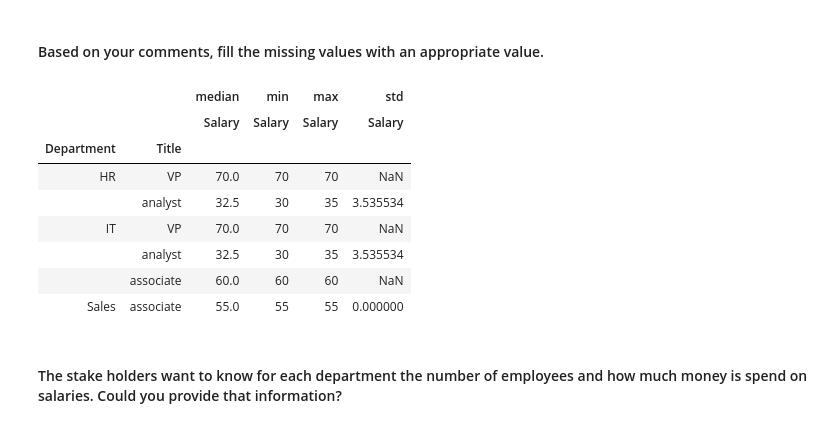
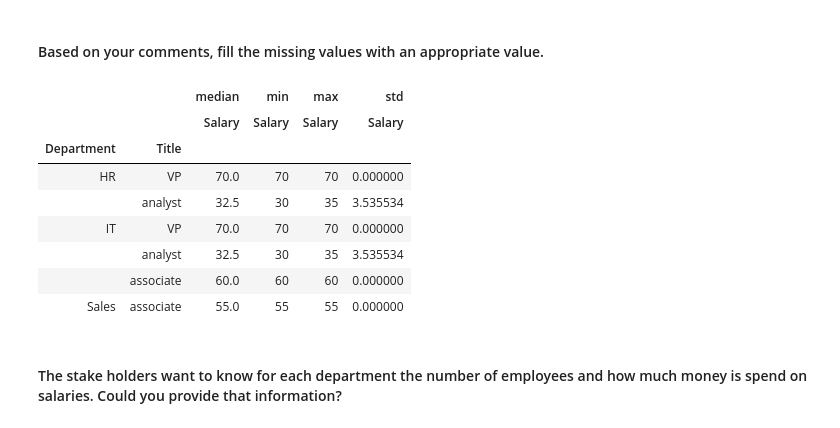
Before and after one commit to ta-data-lis/lab-pivot-table-and-correlation, a Jupyter notebook: your_code/main.ipynb, the cells around one changed output. Drawn from its saved outputs; the diff is of its cells as text; code cells hidden in the pictures.

```diff
--- a/your_code/main.ipynb
+++ b/your_code/main.ipynb
@@ -94,7 +94,8 @@ pivot2
 # %% [markdown]
 #### We want to know for each department and for each job title the Salary's median, minimum, maximum and standard deviation. Comment your results.
 # %%
-employee.pivot_table(index = ['Department','Title'], values = 'Salary', aggfunc=['median', 'min', 'max', 'std'])
+df = employee.pivot_table(index = ['Department','Title'], values = 'Salary', aggfunc=['median', 'min', 'max', 'std'])
+df
 # %% [output]
 |  |  | median | min | max | std |
 |  |  | Salary | Salary | Salary | Salary |
@@ -108,19 +109,19 @@ employee.pivot_table(index = ['Department','Title'], values = 'Salary', aggfunc=
 # %% [markdown]
 #### Based on your comments, fill the missing values with an appropriate value.
 # %%
-#the standard deviation is NaN since we have only one observation in those department & title
-#therefore I think it makes sense to replace by zero
+#the standard deviation is NaN since we have only one observation in that combo of department & title
+#therefore think it makes sense to replace by zero
 
-employee.pivot_table(index = ['Department','Title'], values = 'Salary',aggfunc=['median', 'min', 'max', 'std'],  fill_value =0)
+df.fillna(0)
 # %% [output]
 |  |  | median | min | max | std |
 |  |  | Salary | Salary | Salary | Salary |
 | Department | Title |  |  |  |  |
-| HR | VP | 70.0 | 70 | 70 | NaN |
+| HR | VP | 70.0 | 70 | 70 | 0.000000 |
 |  | analyst | 32.5 | 30 | 35 | 3.535534 |
-| IT | VP | 70.0 | 70 | 70 | NaN |
+| IT | VP | 70.0 | 70 | 70 | 0.000000 |
 |  | analyst | 32.5 | 30 | 35 | 3.535534 |
-|  | associate | 60.0 | 60 | 60 | NaN |
+|  | associate | 60.0 | 60 | 60 | 0.000000 |
 | Sales | associate | 55.0 | 55 | 55 | 0.000000 |
 # %% [markdown]
 #### The stake holders want to know for each department the number of employees and how much money is spend on salaries. Could you provide that information?
```
Also changed, not shown: parts of 7 cells of this notebook.
